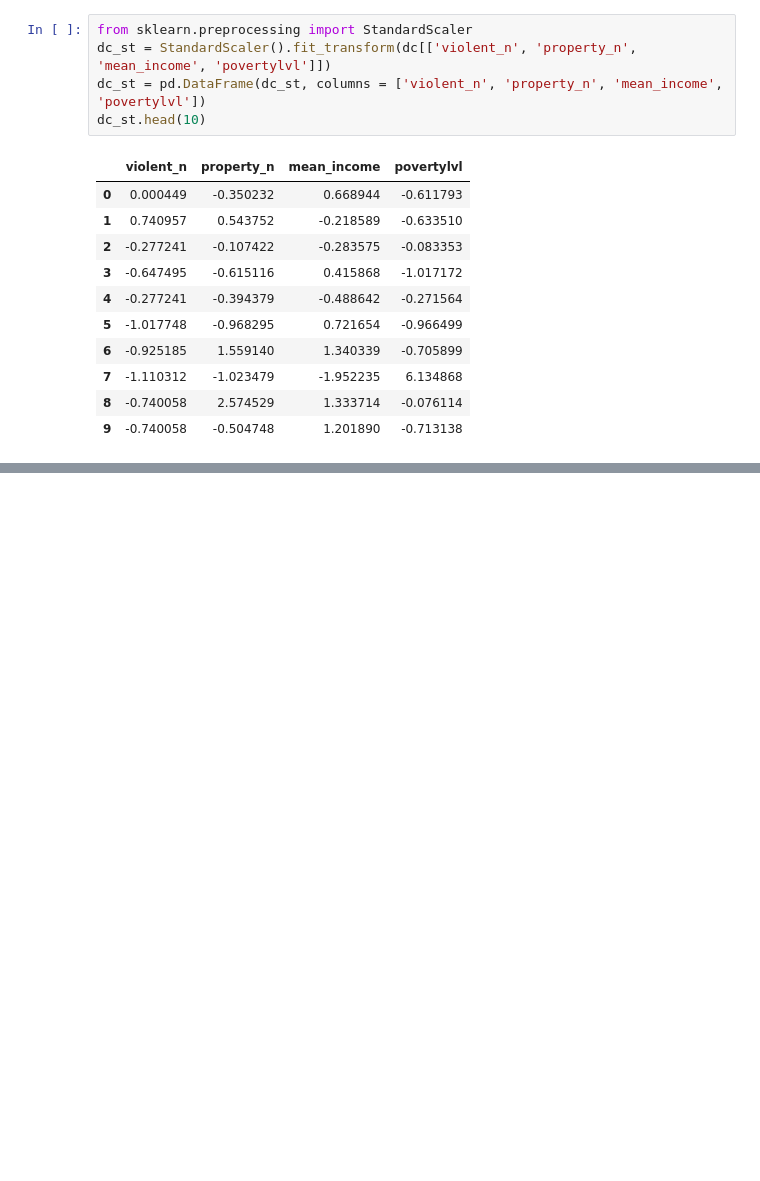
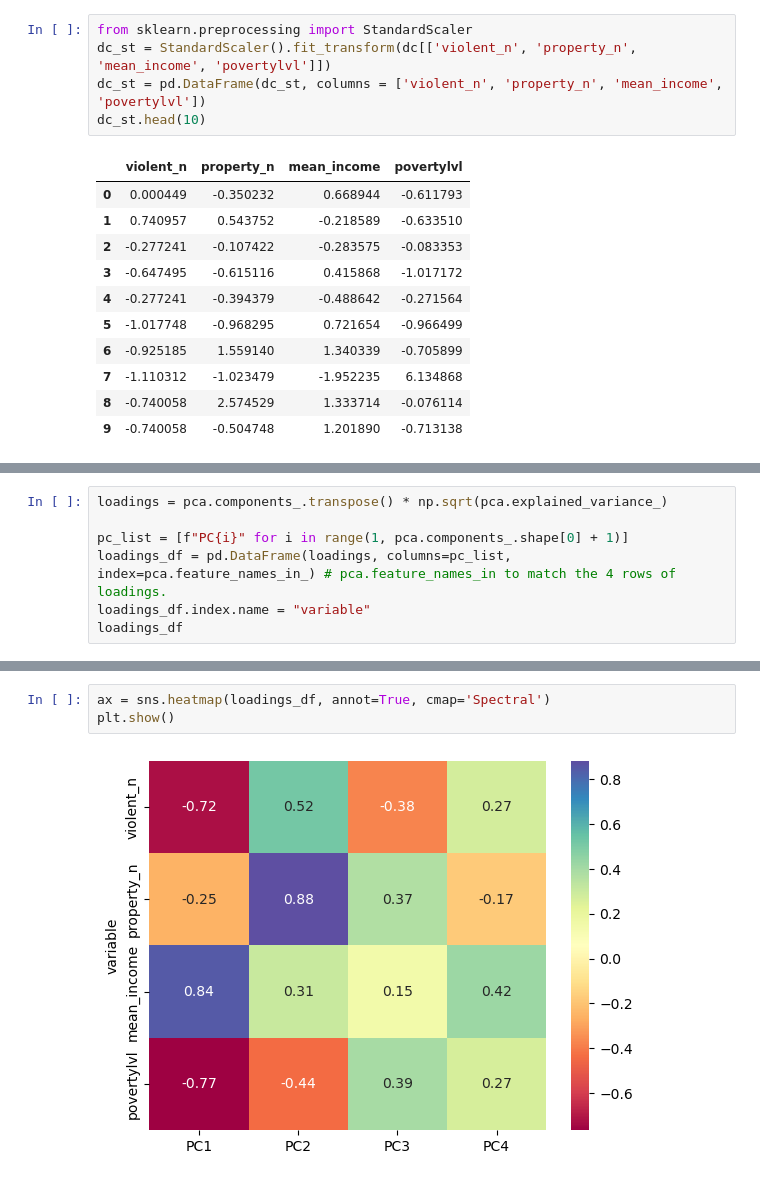
Before and after one commit to yina36oon-tech/CDS303-FINAL, a Jupyter notebook: FinalProject2.ipynb, the cells around one changed output, grey strips where cells are left out. Saved outputs shown, nothing was run; the diff lists cells and outputs as text; blank space fills up the shorter version.

```diff
--- a/FinalProject2.ipynb
+++ b/FinalProject2.ipynb
@@ -259,0 +331,7 @@ dc_st.head(10)
+# %%
+loadings = pca.components_.transpose() * np.sqrt(pca.explained_variance_)
+
+pc_list = [f"PC{i}" for i in range(1, pca.components_.shape[0] + 1)]
+loadings_df = pd.DataFrame(loadings, columns=pc_list, index=pca.feature_names_in_) # pca.feature_names_in to match the 4 rows of loadings.
+loadings_df.index.name = "variable"
+loadings_df
@@ -259,0 +345,5 @@ dc_st.head(10)
+# %%
+ax = sns.heatmap(loadings_df, annot=True, cmap='Spectral')
+plt.show()
+# %% [output]
+[figure, added]
```
Also changed, not shown: parts of 18 cells of this notebook.
